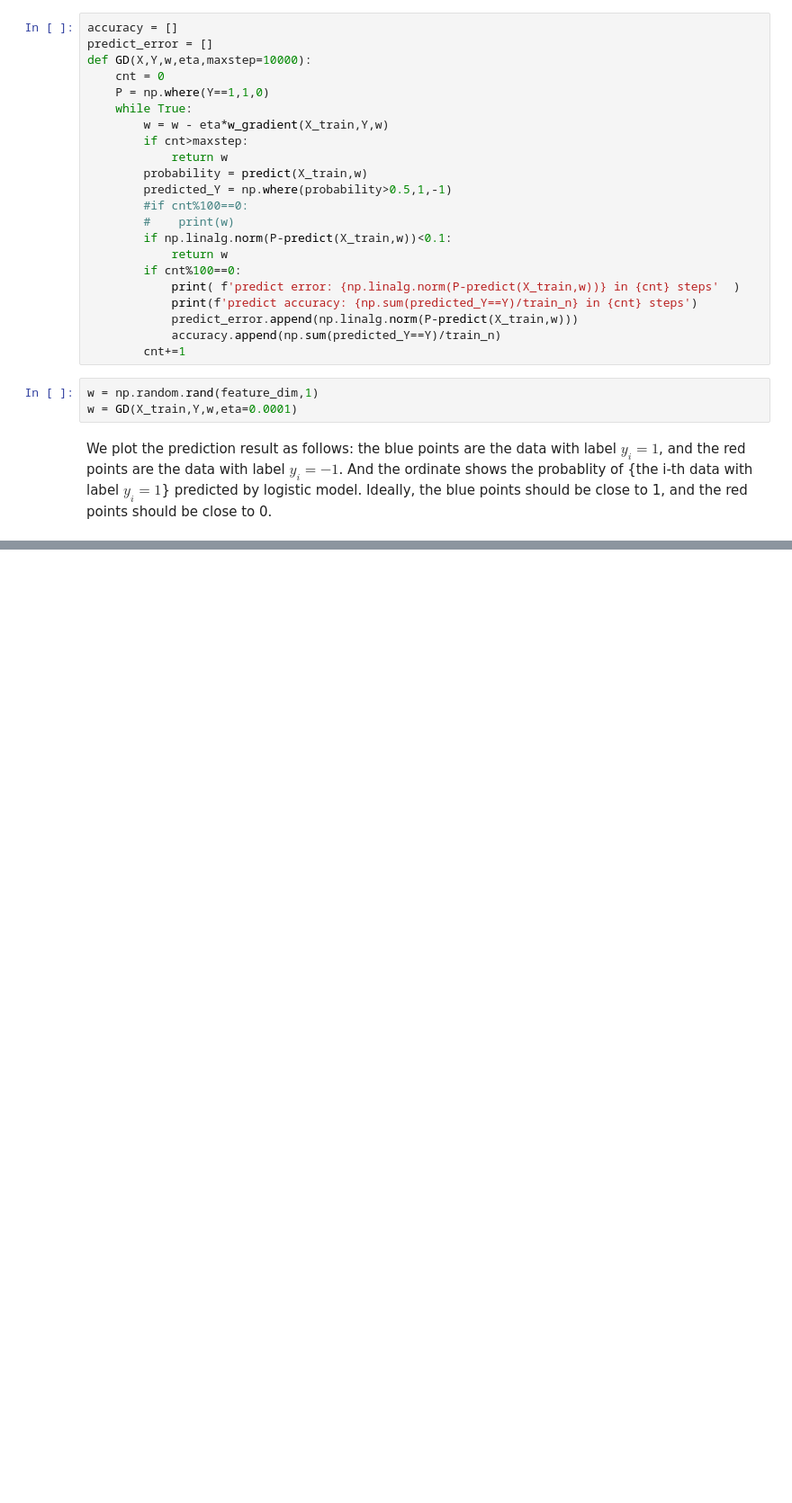
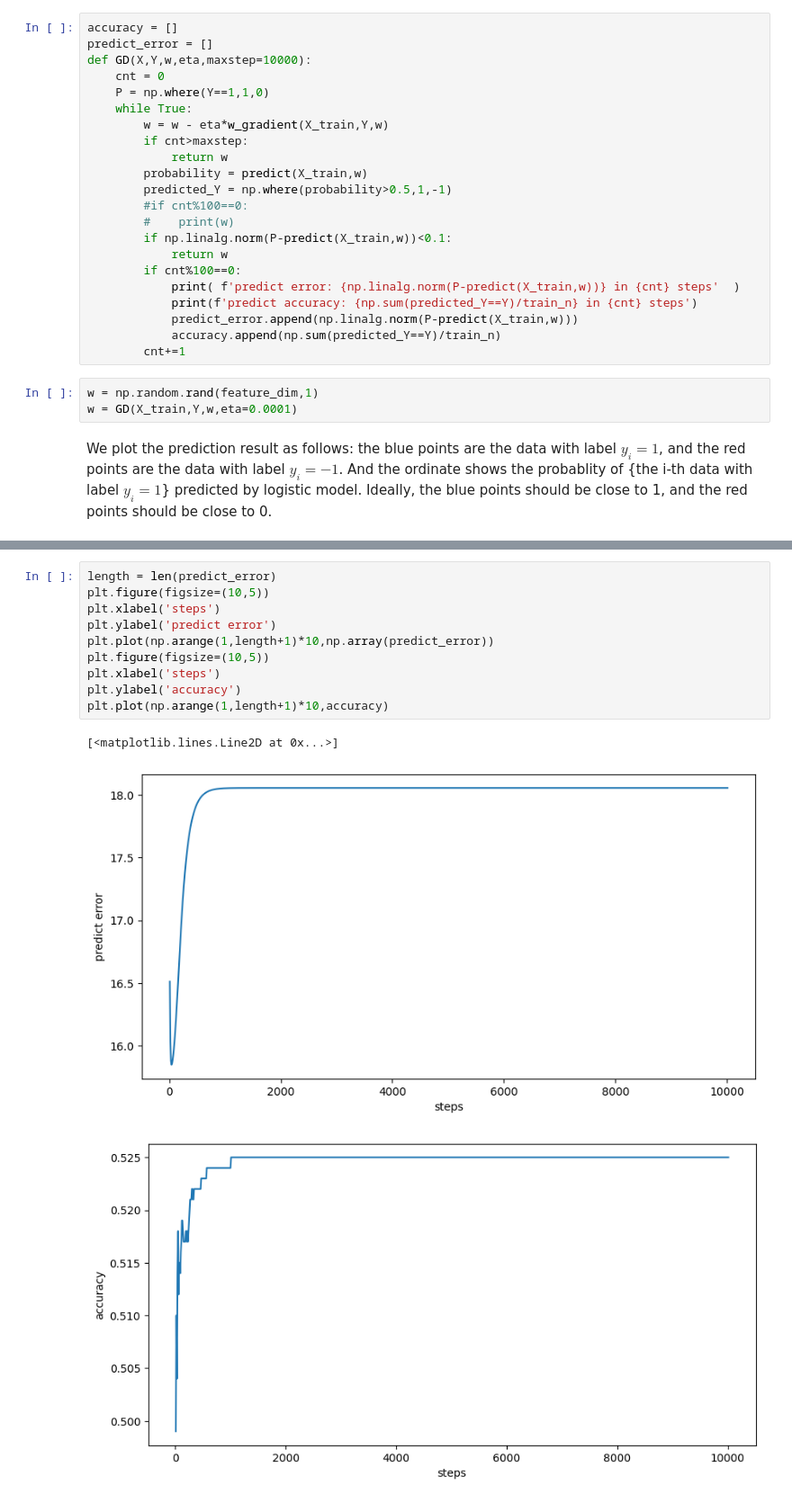
Before and after one commit to pkupzl/Fundamentals_of_ML, a Jupyter notebook: chapter2 linear models/Logistic_regression.ipynb, the cells around one changed output, grey strips where cells are left out. Shown at 90% size. Drawn from its saved outputs; the diff is of its cells as text; blank space fills up the shorter version.

```diff
--- a/chapter2 linear models/Logistic_regression.ipynb
+++ b/chapter2 linear models/Logistic_regression.ipynb
@@ -150,0 +205,14 @@ plt.plot(np.arange(1,length+1)*10,accuracy)
+# %%
+length = len(predict_error)
+plt.figure(figsize=(10,5))
+plt.xlabel('steps')
+plt.ylabel('predict error')
+plt.plot(np.arange(1,length+1)*10,np.array(predict_error))
+plt.figure(figsize=(10,5))
+plt.xlabel('steps')
+plt.ylabel('accuracy')
+plt.plot(np.arange(1,length+1)*10,accuracy)
+# %% [output]
+[<matplotlib.lines.Line2D at 0x...>]
+[figure, added]
+[figure, added]
```
Also changed, not shown: parts of 12 cells of this notebook, 1 other file.
